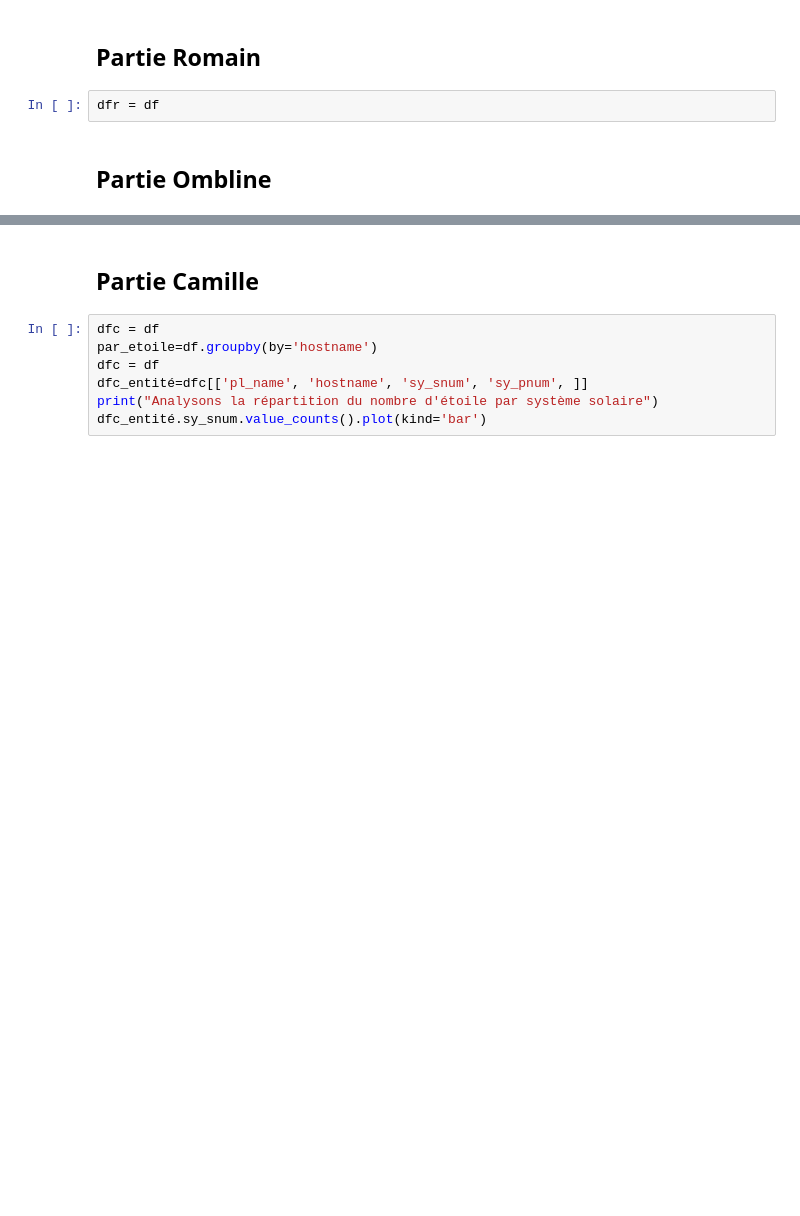
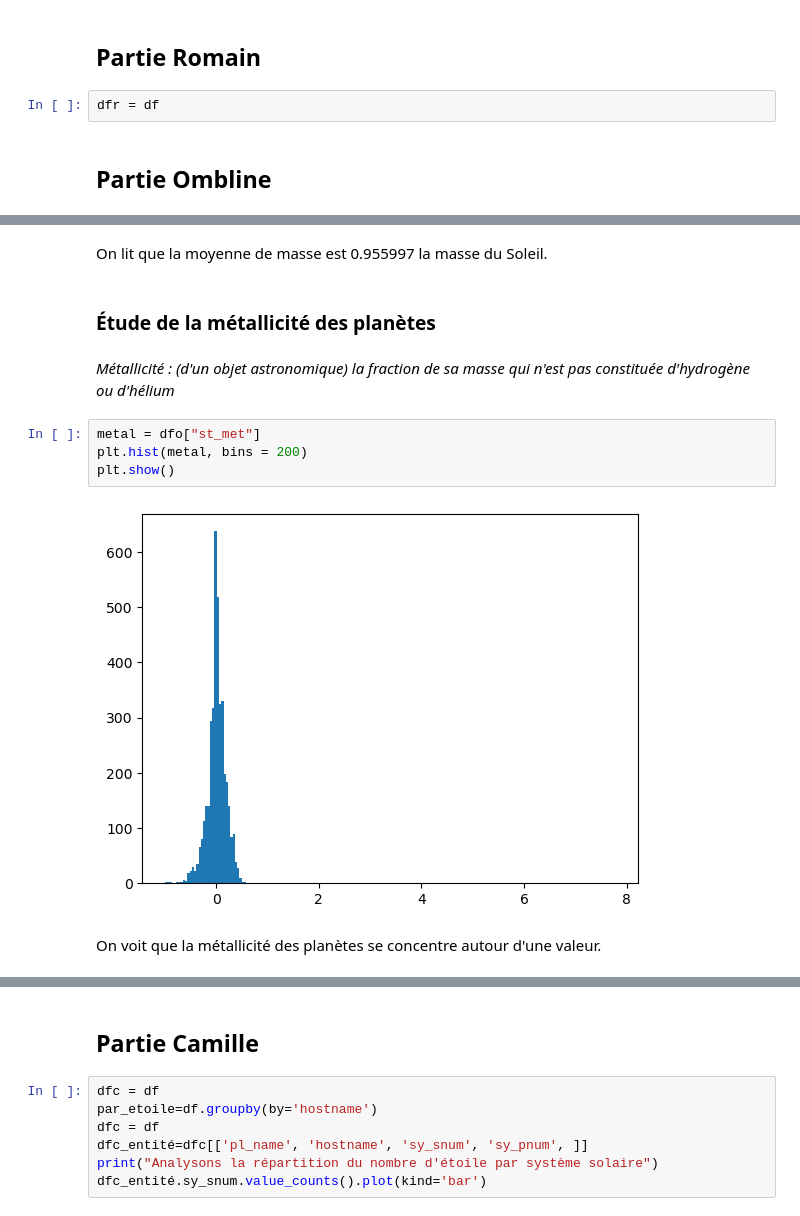
Before and after one commit to camilleprig/pe-hackathon, a Jupyter notebook: code.ipynb, the cells around one changed output, grey strips where cells are left out. Saved outputs shown, nothing was run; the diff lists cells and outputs as text; blank space fills up the shorter version.

```diff
--- a/code.ipynb
+++ b/code.ipynb
@@ -48,0 +107,14 @@ plt.hist(rayon, bins=200, )
+# %% [markdown]
+On lit que la moyenne de masse est 0.955997 la masse du Soleil.
+# %% [markdown]
+### Étude de la métallicité des planètes
+# %% [markdown]
+*Métallicité : (d'un objet astronomique) la fraction de sa masse qui n'est pas constituée d'hydrogène ou d'hélium*
+# %%
+metal = dfo["st_met"]
+plt.hist(metal, bins = 200)
+plt.show()
+# %% [output]
+[figure, added]
+# %% [markdown]
+On voit que la métallicité des planètes se concentre autour d'une valeur.
```
Also changed, not shown: parts of 22 cells of this notebook.
